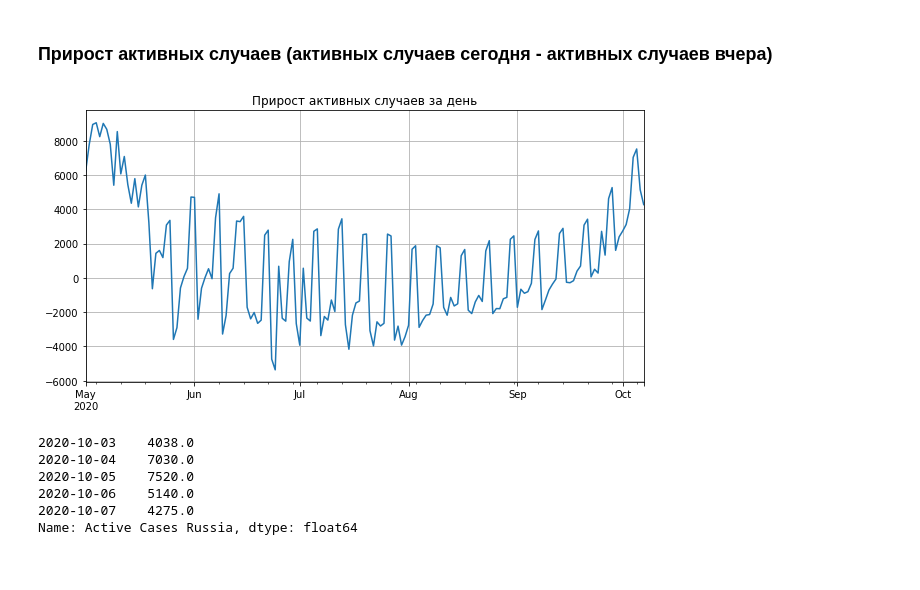
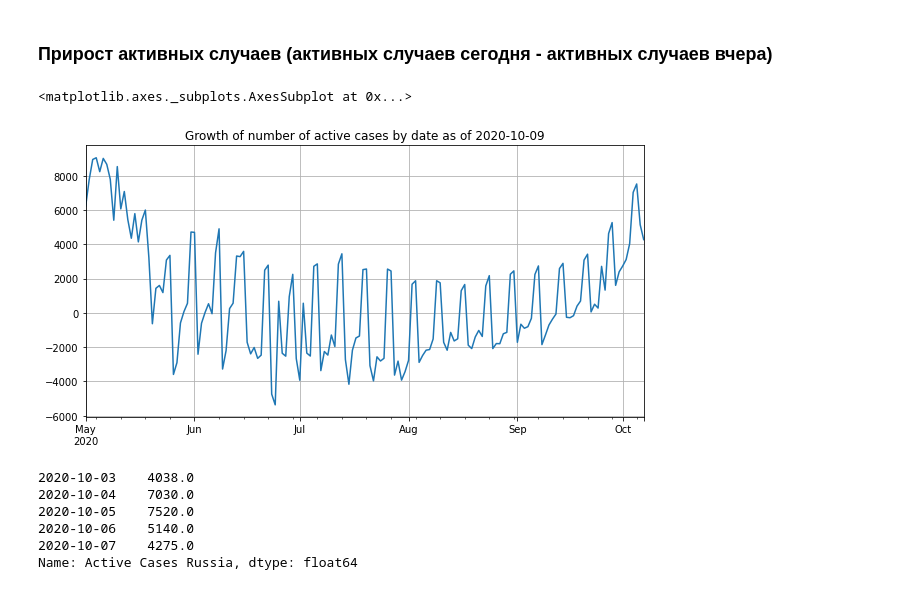
Before and after one commit to dmfed/watching-covid-ru, a Jupyter notebook: COVID_Hopkins.ipynb, the cells around one changed output. Saved outputs shown, nothing was run; the diff lists cells and outputs as text; code cells hidden in the pictures.

Commit message:
Changed plot names a bit

```diff
--- a/COVID_Hopkins.ipynb
+++ b/COVID_Hopkins.ipynb
@@ -72,7 +72,9 @@ def process_data(country):
     country_cases.name = f'Cases {country}'
     country_deaths.name = f'Deaths {country}'
     country_recovered.name = f'Recovered {country}'
-    result = pd.concat([country_cases, country_recovered, country_deaths], axis=1)
+    country_active = country_cases - country_deaths - country_recovered
+    country_active.name = f'Active Cases {country}'
+    result = pd.concat([country_cases, country_recovered, country_deaths, country_active], axis=1)
     return result
 # %% [markdown]
 ## Данные по России
@@ -82,8 +84,7 @@ def process_data(country):
 DAYS = 150 ## задает число дней, которые увидим на графике
 
 data_rus = process_data('Russia')
-data_rus["Active Cases Russia"] = data_rus["Cases Russia"] - data_rus["Recovered Russia"] - data_rus["Deaths Russia"]
 DAYS = 200
-data_rus[-DAYS:].plot(legend=True, grid=True, title="Birds-eye view of COVID19 in Russia", figsize=(10,5))
-plt.savefig(f"Overall_RU-{TODAY}.jpeg") # сохраняем картинку
+data_rus[-DAYS:].plot(legend=True, grid=True, title=f"Birds-eye view of COVID19 in Russia for {TODAY}", figsize=(10,5))
+#plt.savefig(f"{TODAY}_Overall_RU.jpeg") # сохраняем картинку
 # %% [output]
@@ -119,16 +122,17 @@ Name: Active Cases Russia, dtype: int64
 # %%
 DAYS = 160 # Число дней, за которые увидим динамику
 active_cases_shift_one_day = pd.Series(data_rus["Active Cases Russia"][:-1])
 active_cases_shift_one_day.index = data_rus["Active Cases Russia"].index[1:]
 '''
 for i in range(1,31):
     print(active_cases_ru.index[-i], active_cases_ru[-i], round(active_cases_ru[-i] / active_cases_ru[-i - 1], 2))
 '''
 abs_growth_active_cases_ru = data_rus["Active Cases Russia"] - active_cases_shift_one_day
-abs_growth_active_cases_ru[-DAYS:].plot(grid=True, title="Прирост активных случаев за день", figsize=(10,5))
-plt.savefig(f"Active_Cases_Growth_By_Day_RU-{TODAY}.jpeg") # сохраняем картинку
+abs_growth_active_cases_ru[-DAYS:].plot(grid=True, title=f"Growth of number of active cases by date as of {TODAY}", figsize=(10,5))
+#plt.savefig(f"{TODAY}_Active_Cases_Growth_By_Day_RU.jpeg") # сохраняем картинку
 # %% [output]
+<matplotlib.axes._subplots.AxesSubplot at 0x...>
-[figure, old version]
+[figure, new version]
 # %%
 abs_growth_active_cases_ru.tail(5)
 # %% [output]
```
Also changed, not shown: parts of 5 cells of this notebook.
